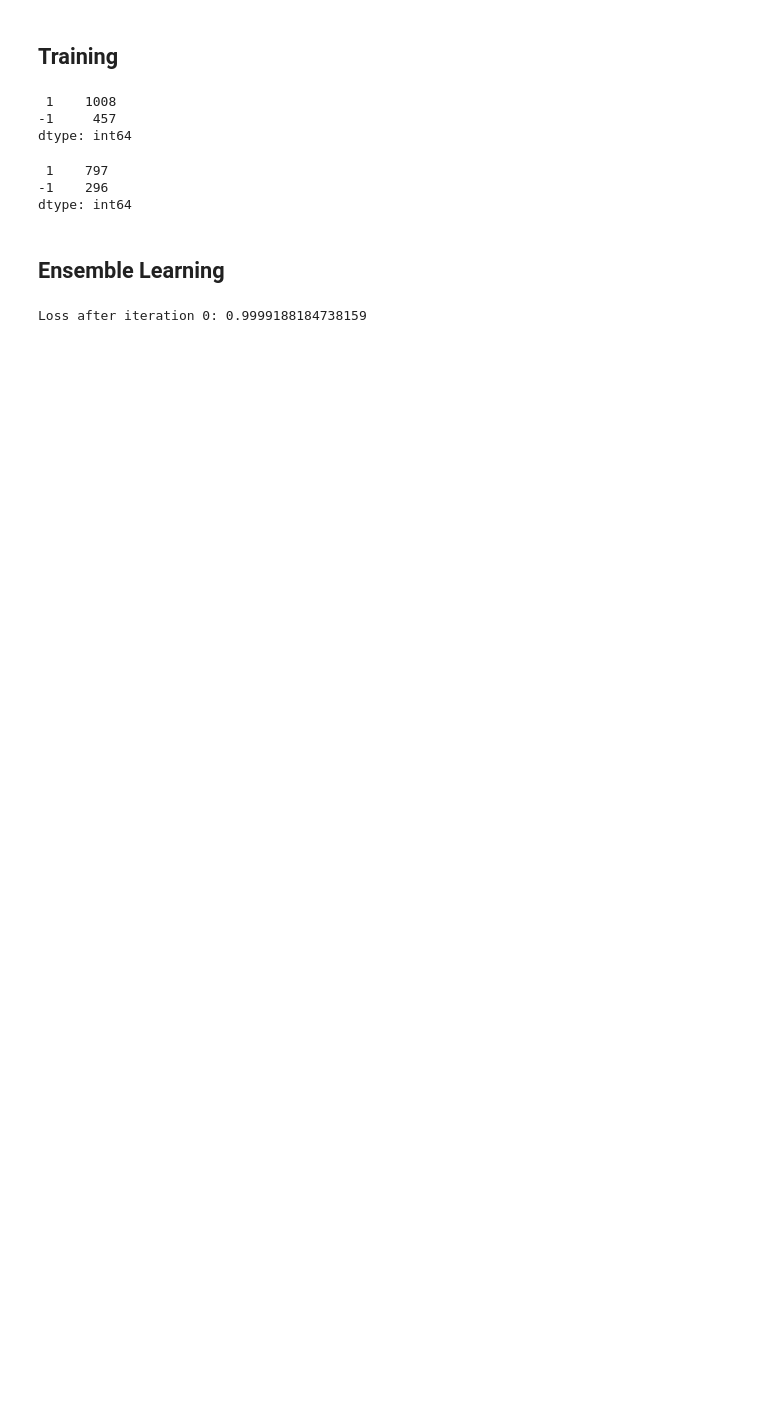
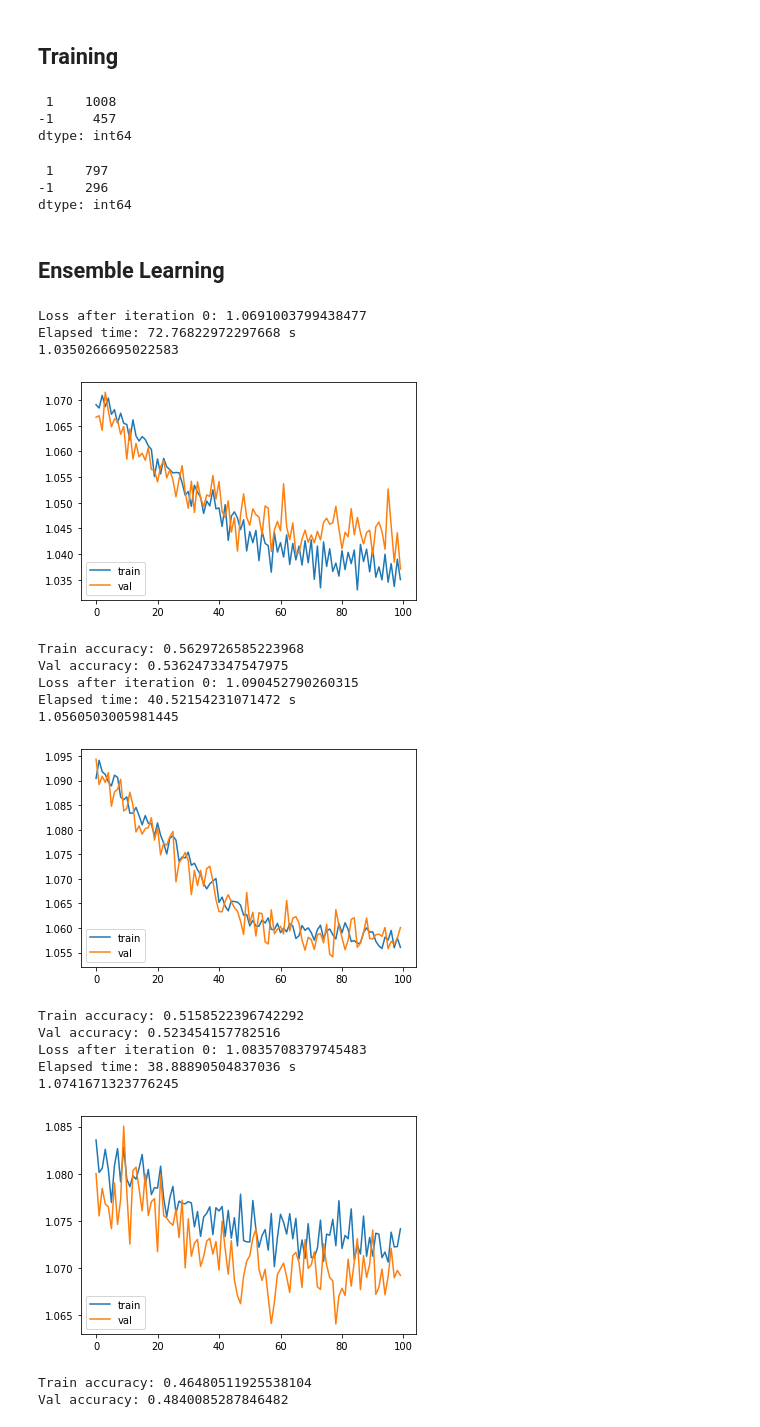
Before and after one commit to jdjd24/Football-Match-Prediction, a Jupyter notebook: 3. Neural Net Model.ipynb, the cells around one changed output. Cells and saved outputs as stored; diff of their text form; code cells hidden in the pictures; blank space fills up the shorter version.

```diff
--- a/3. Neural Net Model.ipynb
+++ b/3. Neural Net Model.ipynb
@@ -40,6 +32,8 @@ y_full.loc[:,'target'] = y_full['result'].map(label_dict)
 # %%
 x_pl = x_full[x_full['league_id'].isin([1729,21518,7809,10257,4769])].drop(columns ='league_id')
 y_pl = y_full[y_full['league_id'].isin([1729,21518,7809,10257,4769])].drop(columns ='league_id')
+x_pl = x_pl[x_pl['date'] > '2010-08-01'].drop(columns ='date')
+y_pl = y_pl[y_pl['date'] > '2010-08-01'].drop(columns ='date')
 
 x_train, x_test, y_train, y_test = train_test_split(x_pl,y_pl, test_size = 0.1)
 x_train, x_val, y_train, y_val = train_test_split(x_train,y_train, test_size = 0.12)
@@ -71,11 +90,11 @@ Name: result, dtype: float64
 # %%
 # Build Network
 input_size = len(x_train.drop(columns ='match_api_id').columns)
-hidden_sizes = [128,512,512,128,32,16]
+hidden_sizes = [256,512,256,128,32,16]
 output_size = 3
-prob = 0.7
+prob = 0.6
 # Build a feed-forward network
-LinearNN1 = nn.Sequential(nn.Linear(input_size, hidden_sizes[0]),
+LinearNN2 = nn.Sequential(nn.Linear(input_size, hidden_sizes[0]),
                       nn.ReLU(),
                           nn.Dropout(p=prob),
                          nn.BatchNorm1d(hidden_sizes[0]),
@@ -105,24 +124,24 @@ LinearNN1 = nn.Sequential(nn.Linear(input_size, hidden_sizes[0]),
 # %%
 # Build Network
 input_size = len(x_train.drop(columns ='match_api_id').columns)
-hidden_sizes = [64,128,256,128,32,16]
+hidden_sizes = [512,256,128,64,32,16,8]
 output_size = 3
-prob = 0.7
+prob = 0.6
 # Build a feed-forward network
-LinearNN2 = nn.Sequential(nn.Linear(input_size, hidden_sizes[0]),
-                      nn.ReLU(),
+LinearNN3 = nn.Sequential(nn.Linear(input_size, hidden_sizes[0]),
+                      nn.Tanh(),
                           nn.Dropout(p=prob),
                          nn.BatchNorm1d(hidden_sizes[0]),
                       nn.Linear(hidden_sizes[0], hidden_sizes[1]),
-                      nn.ReLU(),
+                      nn.Tanh(),
                           nn.Dropout(p=prob),
                          nn.BatchNorm1d(hidden_sizes[1]),
                       nn.Linear(hidden_sizes[1], hidden_sizes[2]),
-                        nn.ReLU(),
+                        nn.Tanh(),
                           nn.Dropout(p=prob),
                          nn.BatchNorm1d(hidden_sizes[2]),
                         nn.Linear(hidden_sizes[2], hidden_sizes[3]),
-                        nn.ReLU(),
+                        nn.Tanh(),
                           nn.Dropout(p=prob),
                          nn.BatchNorm1d(hidden_sizes[3]),
                         nn.Linear(hidden_sizes[3], hidden_sizes[4]),
@@ -133,6 +152,10 @@ LinearNN2 = nn.Sequential(nn.Linear(input_size, hidden_sizes[0]),
                         nn.ReLU(),
                          nn.Dropout(p=prob),
                          nn.BatchNorm1d(hidden_sizes[5]),
-                         nn.Linear(hidden_sizes[5], output_size),
+                            nn.Linear(hidden_sizes[5], hidden_sizes[6]),
+                        nn.ReLU(),
+                         nn.Dropout(p=prob),
+                         nn.BatchNorm1d(hidden_sizes[6]),
+                         nn.Linear(hidden_sizes[6], output_size),
                       nn.Softmax(dim = 1)
                         )
@@ -285,7 +270,7 @@ def train(model, X_train,Y_train, X_val, Y_val,  epochs, batch_size, learning_ra
 
     dataset = TensorDataset( Tensor(X_train.values), torch.Tensor(Y_train['target'].values) )
     train_loader = DataLoader(dataset, batch_size = batch_size, shuffle=False)
-    optimizer = torch.optim.Adam(model.parameters(), lr=learning_rate, betas=(0.9,0.999))
+    optimizer = torch.optim.Adam(model.parameters(), lr=learning_rate, betas=(0.9,0.999), weight_decay=0.1)
     scheduler = torch.optim.lr_scheduler.StepLR(optimizer, step_size= 25 , gamma = 0.1)
     cross = nn.CrossEntropyLoss()
 
@@ -337,8 +322,25 @@ def train(model, X_train,Y_train, X_val, Y_val,  epochs, batch_size, learning_ra
     print('Train accuracy: {}'.format(sklearn.metrics.accuracy_score(y_train_pred, Y_train['result'])))
     print('Val accuracy: {}'.format(sklearn.metrics.accuracy_score(y_val_pred, Y_val['result'])))
 # %%
-train(LinearNN1, x1, y1, x_val, y_val,  5, 1024, 0.0001)
-train(LinearNN2, x2, y2, x_val, y_val,  5, 1024, 0.0001)
-train(LinearNN3, x3, y3, x_val, y_val,  5, 1024, 0.0001)
+train(LinearNN1, x1, y1, x_val, y_val,  50, 4096, 0.001)
+train(LinearNN2, x2, y2, x_val, y_val,  50, 4096, 0.001)
+train(LinearNN3, x3, y3, x_val, y_val,  50, 4096, 0.001)
 # %% [output]
-Loss after iteration 0: 0.9999188184738159
+Loss after iteration 0: 1.0691003799438477
+Elapsed time: 72.76822972297668 s
+1.0350266695022583
+[figure, added]
+Train accuracy: 0.5629726585223968
+Val accuracy: 0.5362473347547975
+Loss after iteration 0: 1.090452790260315
+Elapsed time: 40.52154231071472 s
+1.0560503005981445
+[figure, added]
+Train accuracy: 0.5158522396742292
+Val accuracy: 0.523454157782516
+Loss after iteration 0: 1.0835708379745483
+Elapsed time: 38.88890504837036 s
+1.0741671323776245
+[figure, added]
+Train accuracy: 0.46480511925538104
+Val accuracy: 0.4840085287846482
```
Also changed, not shown: parts of 16 cells of this notebook, 13 other files.
